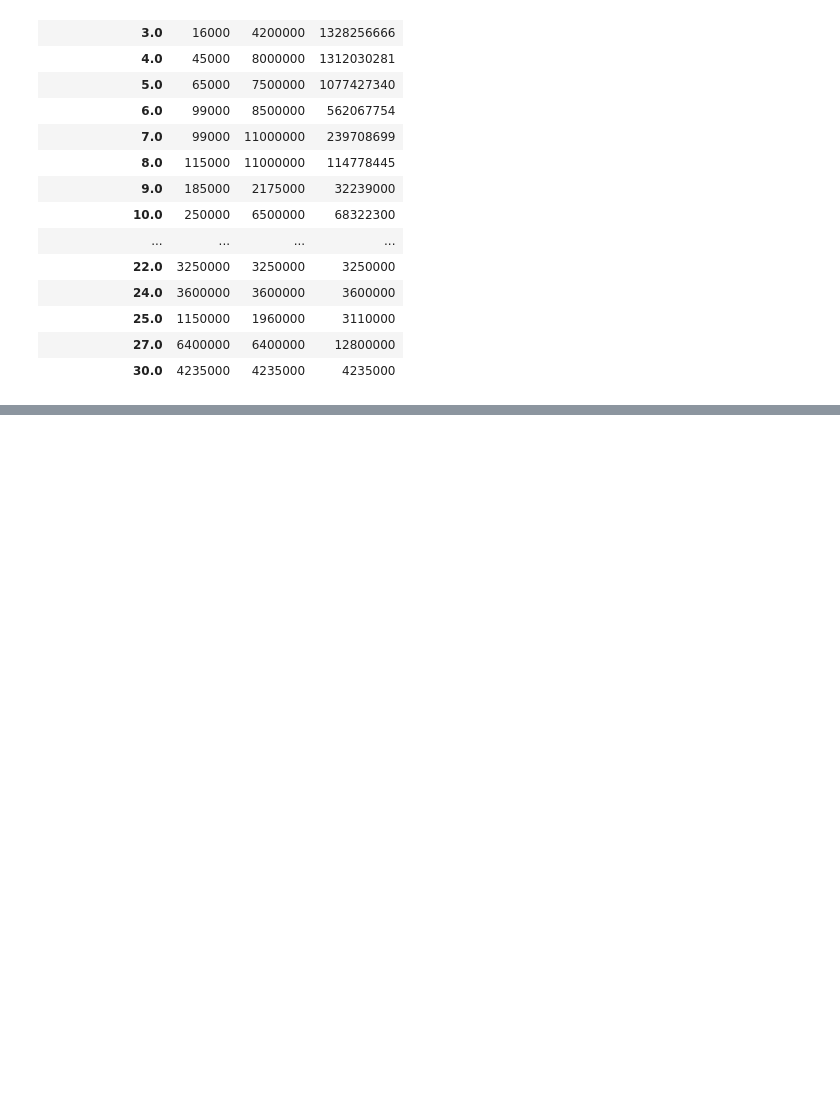
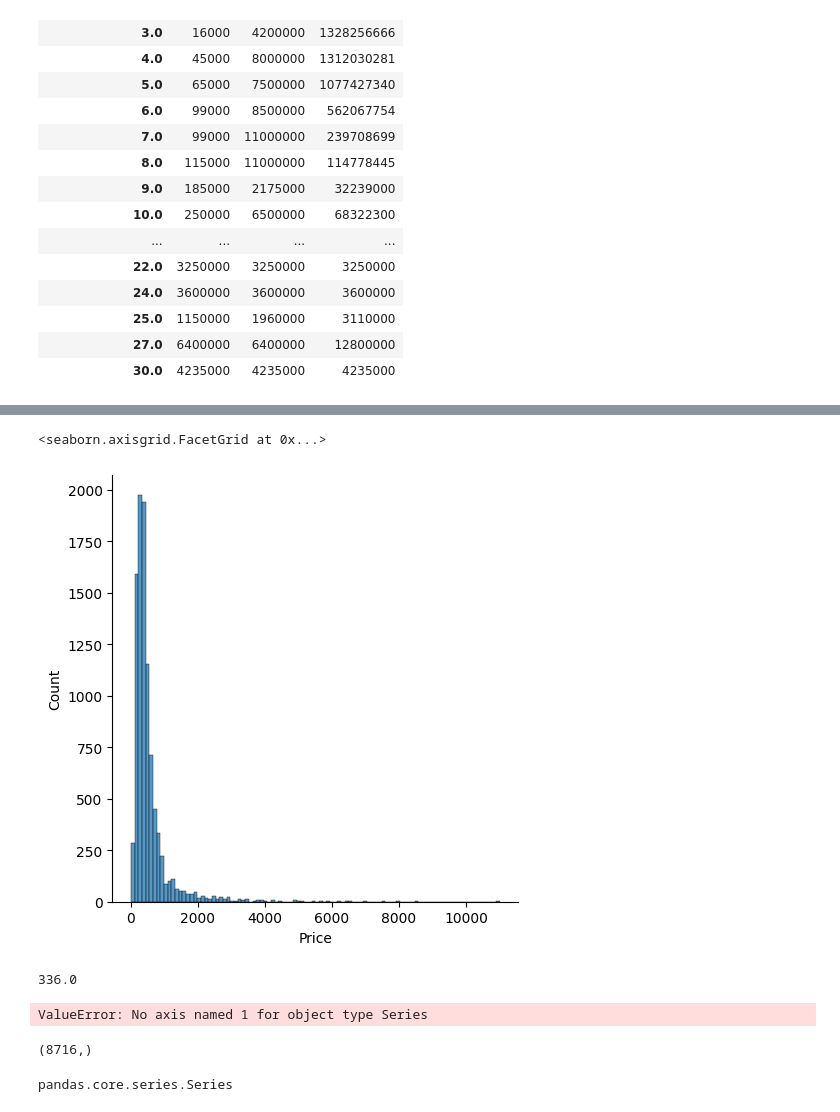
Before and after one commit to melikkekaya/challenge-data-analysis, a Jupyter notebook: analysis_melike.ipynb, the cells around one changed output, grey strips where cells are left out. Saved outputs shown, nothing was run; the diff lists cells and outputs as text; code cells hidden in the pictures; blank space fills up the shorter version.

```diff
--- a/analysis_melike.ipynb
+++ b/analysis_melike.ipynb
@@ -181,0 +245,5 @@ house_target_data.groupby("Number of rooms")["Price"].agg([min,max,sum])
+# %%
+sns.displot(price,bins=100)
+# %% [output]
+<seaborn.axisgrid.FacetGrid at 0x...>
+[figure, added]
@@ -181,0 +255,4 @@ house_target_data.groupby("Number of rooms")["Price"].agg([min,max,sum])
+# %%
+IQR
+# %% [output]
+336.0
@@ -181,0 +262,12 @@ house_target_data.groupby("Number of rooms")["Price"].agg([min,max,sum])
+# %%
+price3 = house_target_data[~((price<alt) | (price>ust)).any(axis=1)]
+# %% [output]
+ValueError: No axis named 1 for object type Series
+# %%
+price2.shape
+# %% [output]
+(8716,)
+# %%
+type(price2)
+# %% [output]
+pandas.core.series.Series
```
Also changed, not shown: parts of 17 cells of this notebook.
